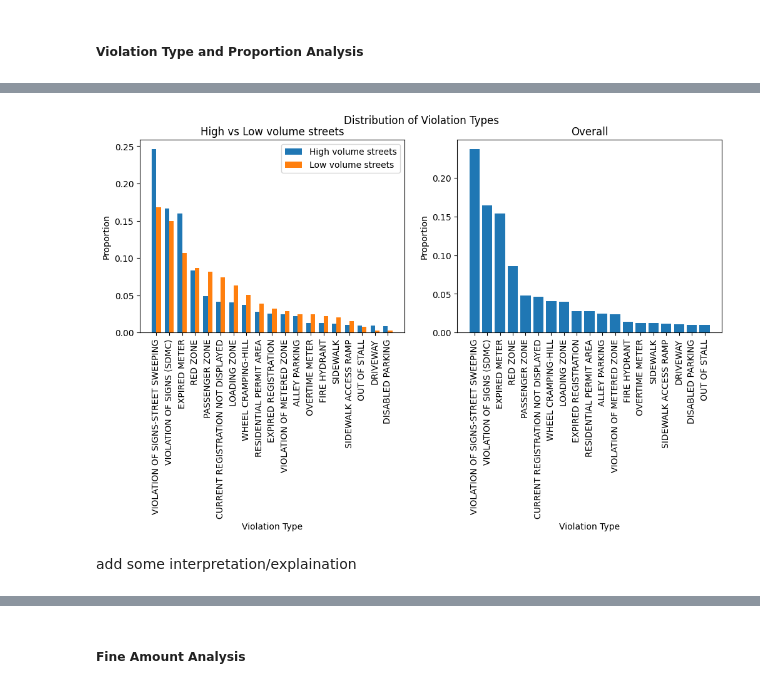
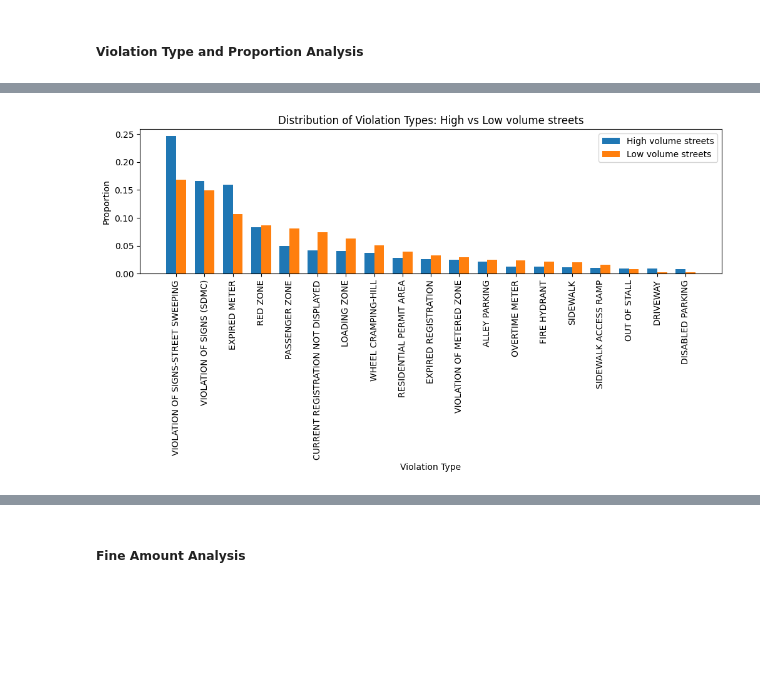
Before and after one commit to tobyzhan/Parking-Citation-Project, a Jupyter notebook: 02-EDACheckpoint.ipynb, the cells around one changed output, grey strips where cells are left out. Drawn from its saved outputs; the diff is of its cells as text; code cells hidden in the pictures; blank space fills up the shorter version.

```diff
--- a/02-EDACheckpoint.ipynb
+++ b/02-EDACheckpoint.ipynb
@@ -382,31 +438,20 @@ add overall distribution of vio types
 # %%
-fig, (ax4_1, ax4_2) = plt.subplots(1, 2, figsize=(12,4))
+# plot barchart
+fig, ax4 = plt.subplots(figsize=(12,3))
 
 x_pos = np.arange(len(high_vol_props))
 width = 0.35
 
-b1 = ax4_2.bar(x_pos, citations['vio_desc'].value_counts(normalize=True))
+b1 = ax4.bar(x_pos - width/2, high_vol_props, width, label='High volume streets')
+b2 = ax4.bar(x_pos + width/2, low_vol_props, width, label='Low volume streets')
 
-b2 = ax4_1.bar(x_pos - width/2, high_vol_props, width, label='High volume streets')
-b3 = ax4_1.bar(x_pos + width/2, low_vol_props, width, label='Low volume streets')
-
-ax4_1.set_xlabel('Violation Type')
-ax4_1.set_ylabel('Proportion')
-ax4_1.set_title('High vs Low volume streets')
-ax4_1.set_xticks(x_pos)
-ax4_1.set_xticklabels(high_vol_props.index, rotation=90)
-ax4_1.legend()
-
-ax4_2.set_xlabel('Violation Type')
-ax4_2.set_ylabel('Proportion')
-ax4_2.set_title('Overall')
-ax4_2.set_xticks(x_pos)
-ax4_2.set_xticklabels(citations['vio_desc'].value_counts(normalize=True).index, rotation=90)
-
-fig.suptitle('Distribution of Violation Types')
+ax4.set_xlabel('Violation Type')
+ax4.set_ylabel('Proportion')
+ax4.set_title('Distribution of Violation Types: High vs Low volume streets')
+ax4.set_xticks(x_pos)
+ax4.set_xticklabels(high_vol_props.index, rotation=90)
+ax4.legend()
 
 plt.show()
 # %% [output]
-[figure, old version]
+[figure, new version]
-# %% [markdown]
-add some interpretation/explaination
```
Also changed, not shown: parts of 23 cells of this notebook.
